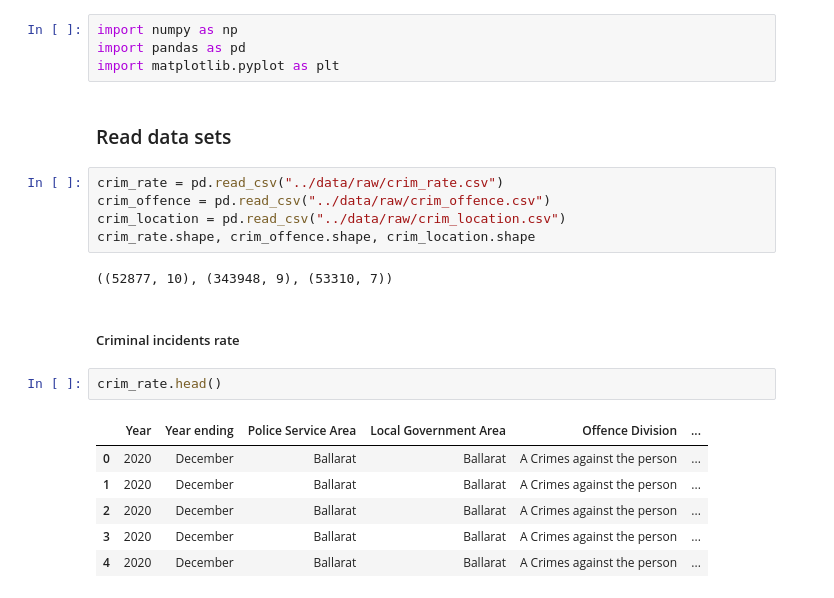
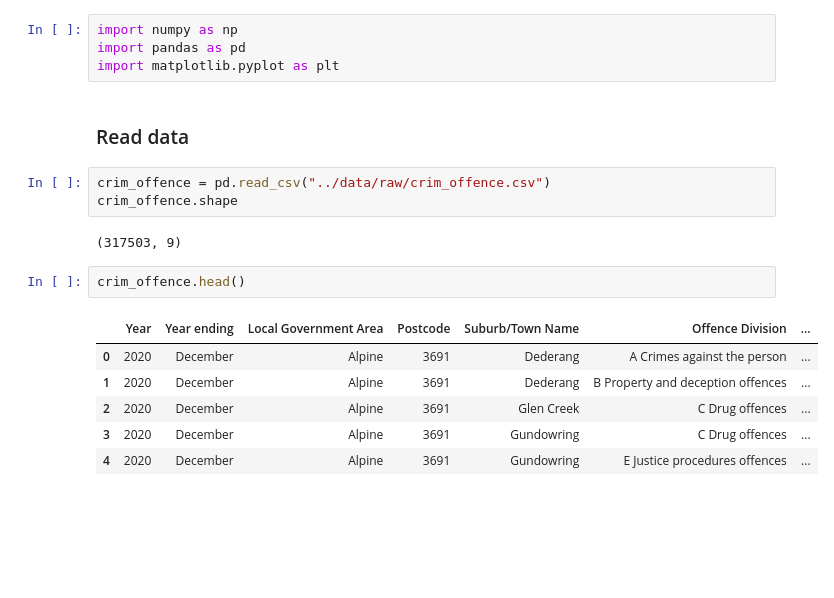
Before and after one commit to danhphan/spatial-analysis-intro, a Jupyter notebook: notebooks/02_Tabular-analysis-with-pandas.ipynb, the cells around one changed output. Saved outputs shown, nothing was run; the diff lists cells and outputs as text; blank space fills up the shorter version.

```diff
--- a/notebooks/02_Tabular-analysis-with-pandas.ipynb
+++ b/notebooks/02_Tabular-analysis-with-pandas.ipynb
@@ -3,22 +3,18 @@ import numpy as np
 import pandas as pd
 import matplotlib.pyplot as plt
 # %% [markdown]
-### Read data sets
+### Read data
-# %%
-crim_rate = pd.read_csv("../data/raw/crim_rate.csv")
-crim_offence = pd.read_csv("../data/raw/crim_offence.csv")
-crim_location = pd.read_csv("../data/raw/crim_location.csv")
-crim_rate.shape, crim_offence.shape, crim_location.shape
-# %% [output]
-((52877, 10), (343948, 9), (53310, 7))
-# %% [markdown]
-##### Criminal incidents rate
+# %%
+crim_offence = pd.read_csv("../data/raw/crim_offence.csv")
+crim_offence.shape
+# %% [output]
+(317503, 9)
 # %%
-crim_rate.head()
+crim_offence.head()
 # %% [output]
-|  | Year | Year ending | Police Service Area | Local Government Area | Offence Division | ... |
-| 0 | 2020 | December | Ballarat | Ballarat | A Crimes against the person | ... |
-| 1 | 2020 | December | Ballarat | Ballarat | A Crimes against the person | ... |
-| 2 | 2020 | December | Ballarat | Ballarat | A Crimes against the person | ... |
-| 3 | 2020 | December | Ballarat | Ballarat | A Crimes against the person | ... |
-| 4 | 2020 | December | Ballarat | Ballarat | A Crimes against the person | ... |
+|  | Year | Year ending | Local Government Area | Postcode | Suburb/Town Name | Offence Division | ... |
+| 0 | 2020 | December | Alpine | 3691 | Dederang | A Crimes against the person | ... |
+| 1 | 2020 | December | Alpine | 3691 | Dederang | B Property and deception offences | ... |
+| 2 | 2020 | December | Alpine | 3691 | Glen Creek | C Drug offences | ... |
+| 3 | 2020 | December | Alpine | 3691 | Gundowring | C Drug offences | ... |
+| 4 | 2020 | December | Alpine | 3691 | Gundowring | E Justice procedures offences | ... |
```
Also changed, not shown: parts of 8 cells of this notebook.
